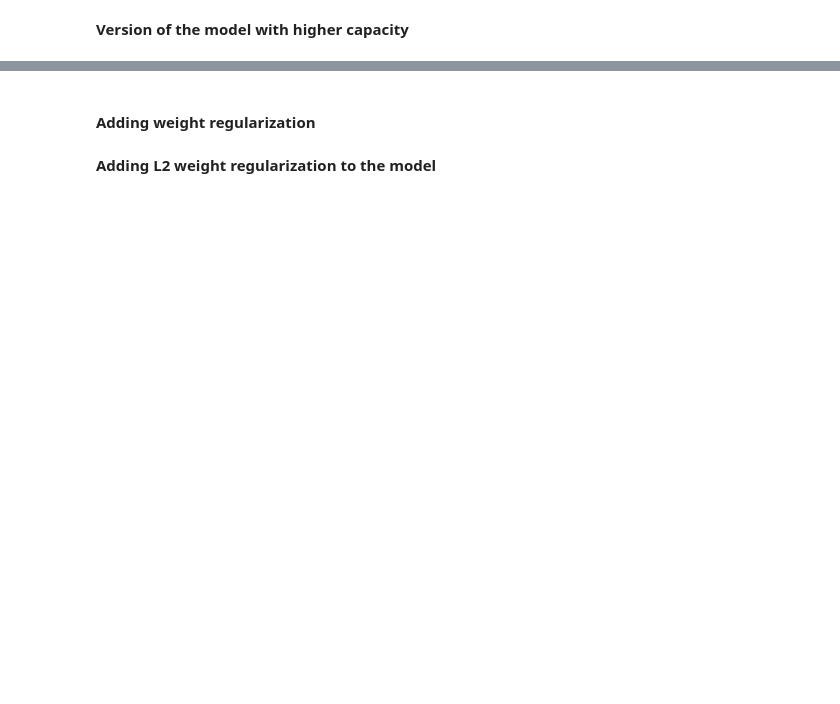
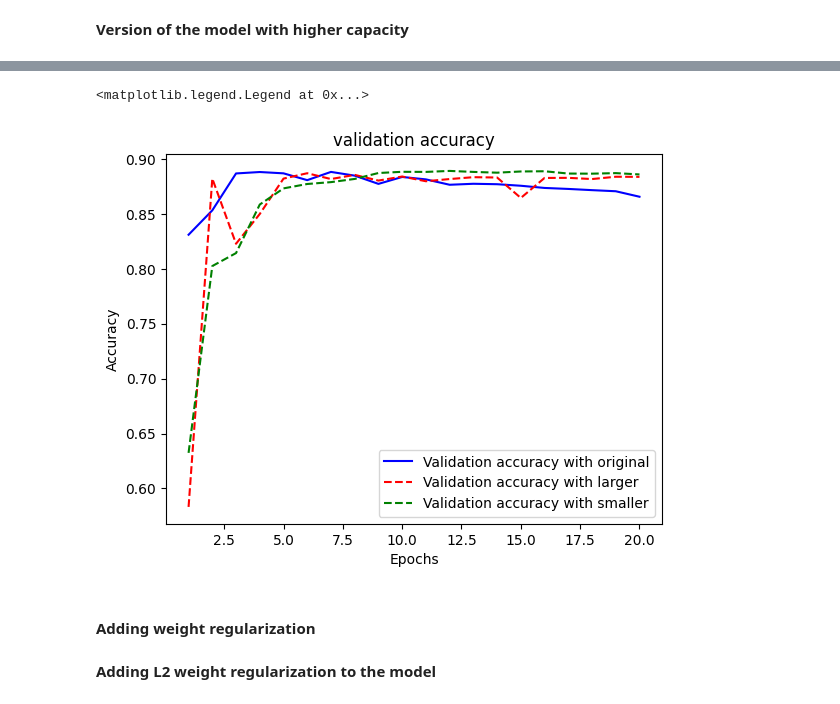
Before and after one commit to Lee-geonwu/class_ai4dl, a Jupyter notebook: week5/chapter05_fundamentals-of-ml.ipynb, the cells around one changed output, grey strips where cells are left out. Cells and saved outputs as stored; diff of their text form; code cells hidden in the pictures; blank space fills up the shorter version.

```diff
--- a/week5/chapter05_fundamentals-of-ml.ipynb
+++ b/week5/chapter05_fundamentals-of-ml.ipynb
@@ -264,3 +479,22 @@ history_larger_model = model.fit(
+# %%
+import matplotlib.pyplot as plt
+val_acc_original = history_original.history["val_accuracy"]
+val_acc_larger = history_larger_model.history["val_accuracy"]
+val_acc_smaller = history_smaller_model.history["val_accuracy"]
+epochs = range(1, 21)
+plt.plot(epochs, val_acc_original, "b-",
+         label="Validation accuracy with original")
+plt.plot(epochs, val_acc_larger, "r--",
+         label="Validation accuracy with larger")
+plt.plot(epochs, val_acc_smaller, "g--",
+         label="Validation accuracy with smaller")
+plt.title("validation accuracy")
+plt.xlabel("Epochs")
+plt.ylabel("Accuracy")
+plt.legend()
+# %% [output]
+<matplotlib.legend.Legend at 0x...>
+[figure, added]
 # %% [markdown]
 #### Adding weight regularization
 # %% [markdown]
```
Also changed, not shown: parts of 23 cells of this notebook.
